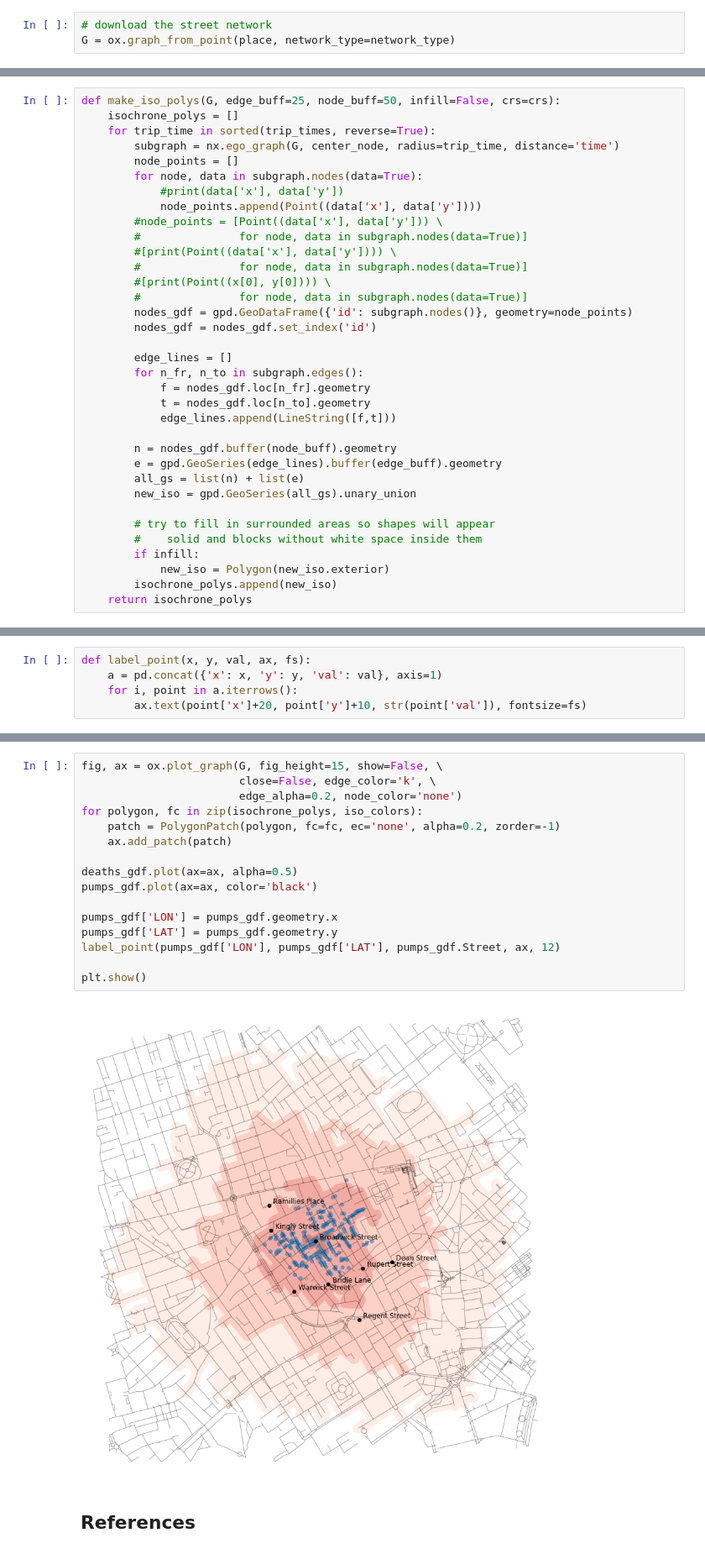
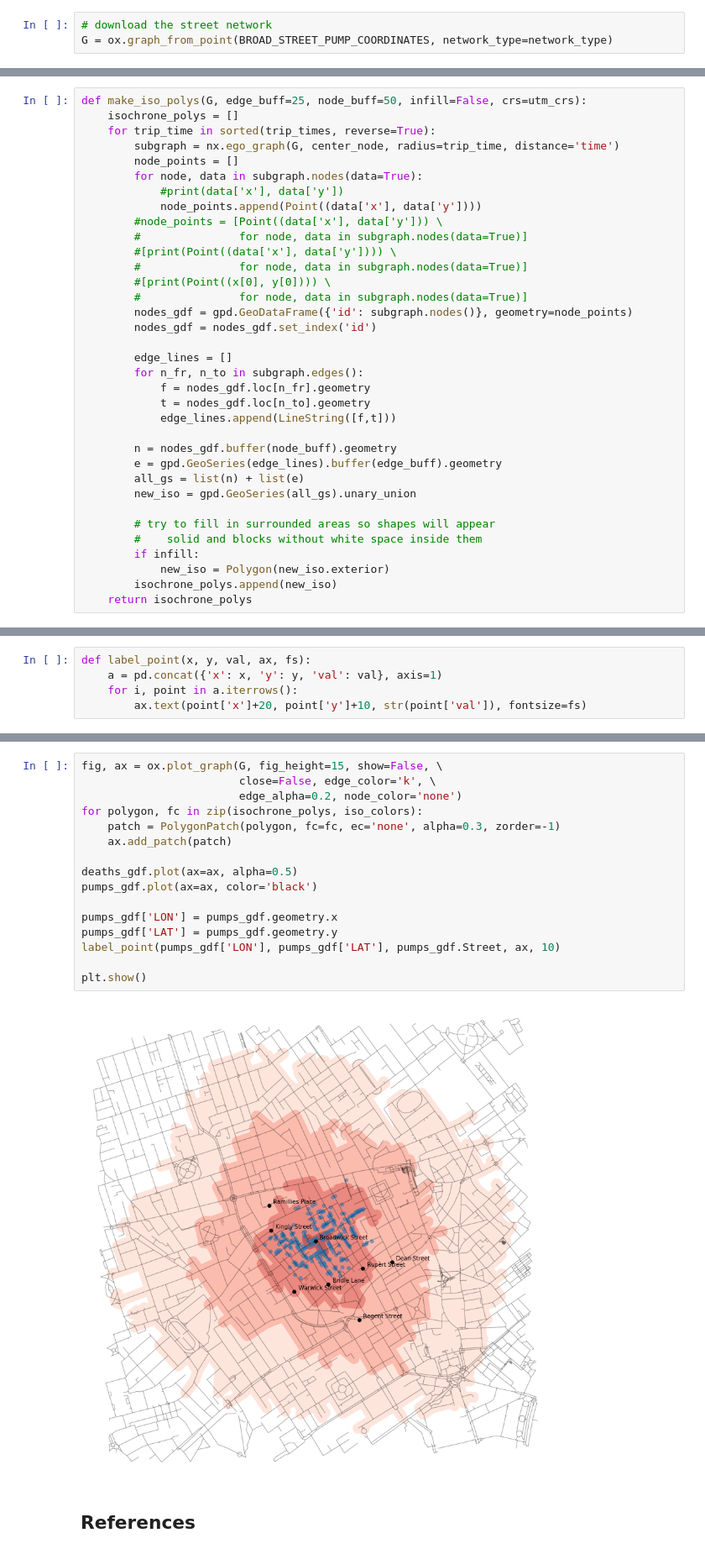
Before and after one commit to PHI-Case-Studies/1854-Cholera-Outbreak-London-Advanced-1, a Jupyter notebook: NB05-Cholera-Case-Study-Isochrone-Map.ipynb, the cells around one changed output, grey strips where cells are left out. Shown at 84% size. Saved outputs shown, nothing was run; the diff lists cells and outputs as text.

```diff
--- a/NB05-Cholera-Case-Study-Isochrone-Map.ipynb
+++ b/NB05-Cholera-Case-Study-Isochrone-Map.ipynb
@@ -53,7 +55,7 @@ travel_speed = 4.5 # walking speed in km/hour
 Let's obtain the street network graph for Soho District based on the coordinates of the Broad Street Pump.
 # %%
 # download the street network
-G = ox.graph_from_point(place, network_type=network_type)
+G = ox.graph_from_point(BROAD_STREET_PUMP_COORDINATES, network_type=network_type)
 # %%
 # find the centermost node
 gdf_nodes = ox.graph_to_gdfs(G, edges=False)
@@ -200,7 +202,7 @@ patch
 We will use the Python function `make_iso_polys()` below
 to create isochrone polygons as buffers.
 # %%
-def make_iso_polys(G, edge_buff=25, node_buff=50, infill=False, crs=crs):
+def make_iso_polys(G, edge_buff=25, node_buff=50, infill=False, crs=utm_crs):
     isochrone_polys = []
     for trip_time in sorted(trip_times, reverse=True):
         subgraph = nx.ego_graph(G, center_node, radius=trip_time, distance='time')
@@ -379,21 +373,21 @@ def label_point(x, y, val, ax, fs):
 # %%
 fig, ax = ox.plot_graph(G, fig_height=15, show=False, \
                         close=False, edge_color='k', \
                         edge_alpha=0.2, node_color='none')
 for polygon, fc in zip(isochrone_polys, iso_colors):
-    patch = PolygonPatch(polygon, fc=fc, ec='none', alpha=0.2, zorder=-1)
+    patch = PolygonPatch(polygon, fc=fc, ec='none', alpha=0.3, zorder=-1)
     ax.add_patch(patch)
 
 deaths_gdf.plot(ax=ax, alpha=0.5)
 pumps_gdf.plot(ax=ax, color='black')
 
 pumps_gdf['LON'] = pumps_gdf.geometry.x
 pumps_gdf['LAT'] = pumps_gdf.geometry.y
-label_point(pumps_gdf['LON'], pumps_gdf['LAT'], pumps_gdf.Street, ax, 12)
+label_point(pumps_gdf['LON'], pumps_gdf['LAT'], pumps_gdf.Street, ax, 10)
 
 plt.show()
 # %% [output]
-[figure, old version]
+[figure, new version]
 # %% [markdown]
 ## References
 # %% [markdown]
```
Also changed, not shown: parts of 12 cells of this notebook, 2 other files.
